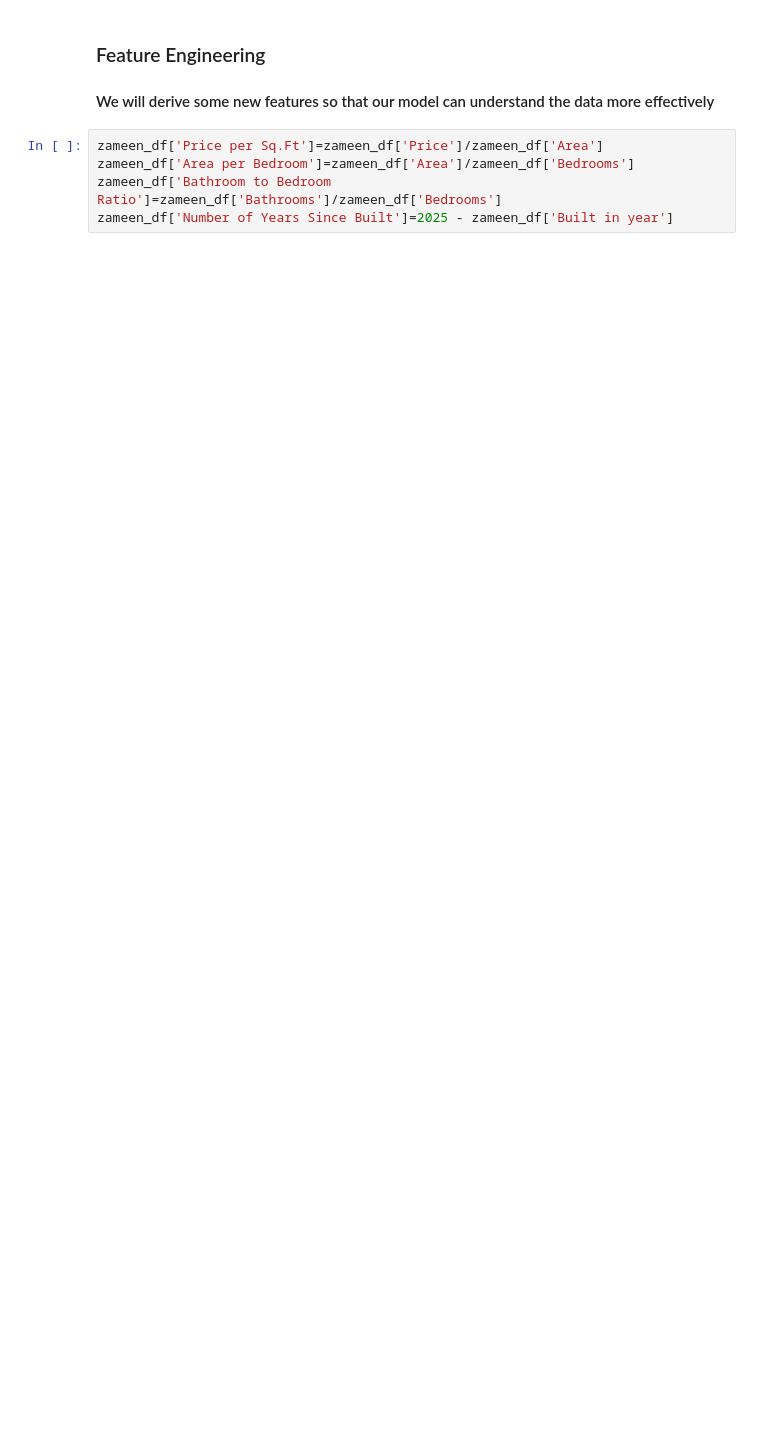
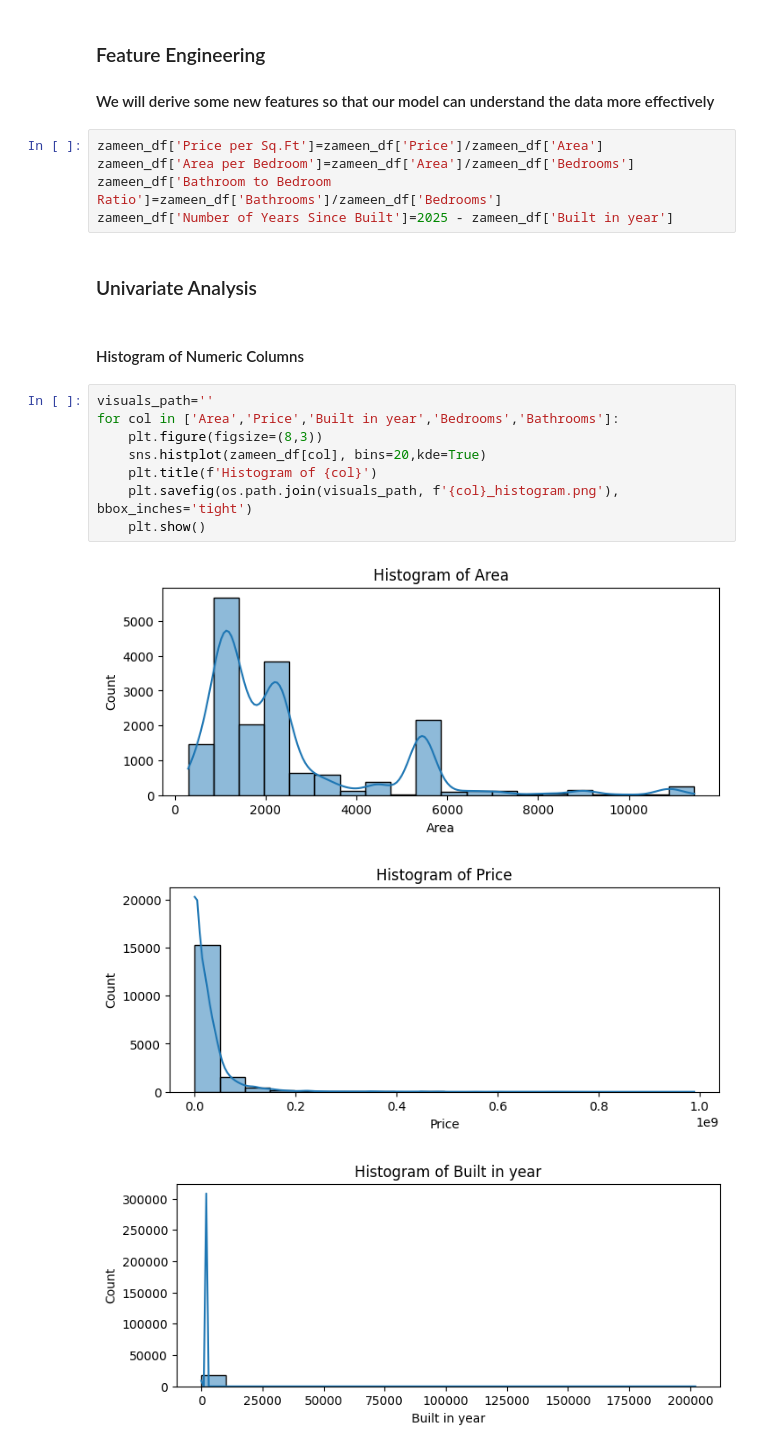
Before and after one commit to AbdulWahid026/zameen-eda-project, a Jupyter notebook: notebook/zameen_eda_final.ipynb, the cells around one changed output. Cells and saved outputs as stored; diff of their text form; blank space fills up the shorter version.

Commit message:
Eda: Univariate and Bivariate Analysis

```diff
--- a/notebook/zameen_eda_final.ipynb
+++ b/notebook/zameen_eda_final.ipynb
@@ -354,3 +365,19 @@ zameen_df['Price per Sq.Ft']=zameen_df['Price']/zameen_df['Area']
 zameen_df['Area per Bedroom']=zameen_df['Area']/zameen_df['Bedrooms']
 zameen_df['Bathroom to Bedroom Ratio']=zameen_df['Bathrooms']/zameen_df['Bedrooms']
 zameen_df['Number of Years Since Built']=2025 - zameen_df['Built in year']
+# %% [markdown]
+### Univariate Analysis
+# %% [markdown]
+#### Histogram of Numeric Columns
+# %%
+visuals_path=''
+for col in ['Area','Price','Built in year','Bedrooms','Bathrooms']:
+    plt.figure(figsize=(8,3))
+    sns.histplot(zameen_df[col], bins=20,kde=True)
+    plt.title(f'Histogram of {col}')
+    plt.savefig(os.path.join(visuals_path, f'{col}_histogram.png'), bbox_inches='tight')
+    plt.show()
+# %% [output]
+[figure, added]
+[figure, added]
+[figure, added]
```
Also changed, not shown: parts of 12 cells of this notebook, 10 other files.
